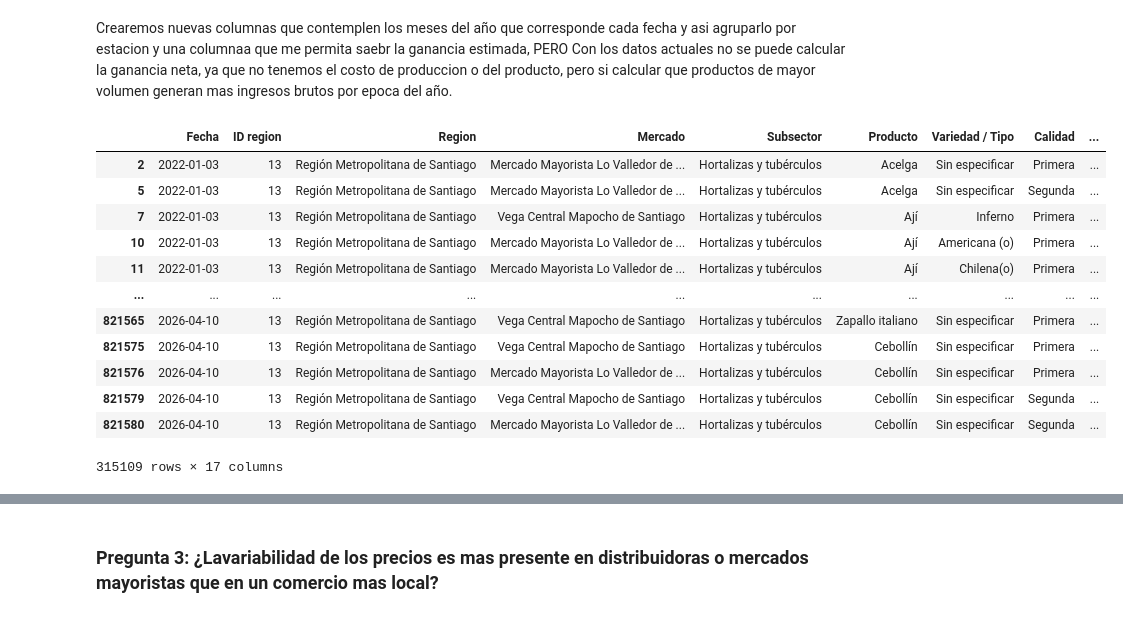
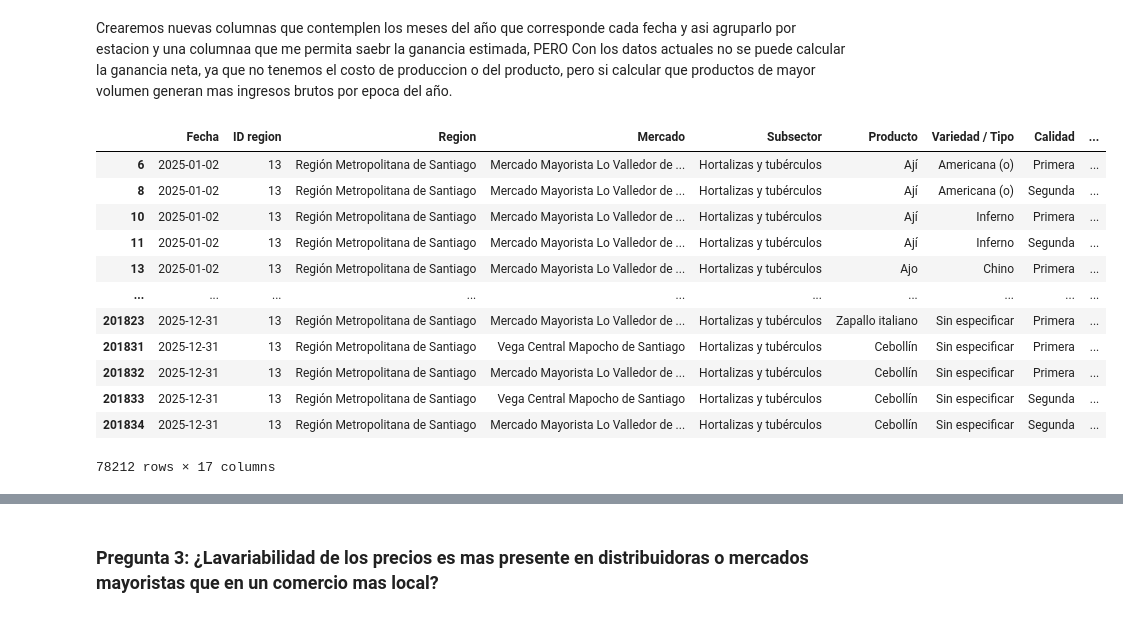
Before and after one commit to siwikiwi/Infovis, a Jupyter notebook: E1/region_metropolitana.ipynb, the cells around one changed output, grey strips where cells are left out. Saved outputs shown, nothing was run; the diff lists cells and outputs as text; code cells hidden in the pictures.

```diff
--- a/E1/region_metropolitana.ipynb
+++ b/E1/region_metropolitana.ipynb
@@ -19,10 +16,6 @@ fruta_2026 = pd.read_csv('precio_mayorista_fruta-hortaliza_2026.csv', decimal=',
 # %%
 fruta_data = pd.concat([
-    fruta_2022.dropna(how = 'all'),
-    fruta_2023.dropna(how = 'all'),
-    fruta_2024.dropna(how = 'all'),
     fruta_2025.dropna(how = 'all'),
-    fruta_2026.dropna(how = 'all'),
 ], ignore_index = True).loc[:, ['Fecha','ID region','Region','Mercado','Subsector',
                                 'Producto','Variedad / Tipo','Calidad','Unidad de comercializacion',
                                 'Origen','Volumen','Precio minimo','Precio maximo','Precio promedio']]
@@ -81,0 +75,4 @@ Length: 75, dtype: str
+# %%
+frutas_rm["Precio maximo"] = frutas_rm["Precio maximo"].astype(int)
+frutas_rm["Precio minimo"] = frutas_rm["Precio minimo"].astype(int)
+frutas_rm["Precio promedio"] = frutas_rm["Precio promedio"].astype(int)
@@ -101,42 +118,42 @@ Crearemos nuevas columnas que contemplen los meses del año que corresponde cada
 # %%
 
 # 1. Convertir la columna a formato fecha nativo (súper rápido si ya tiene formato Año-Mes-Día)
 frutas_rm['Fecha'] = pd.to_datetime(frutas_rm['Fecha'])
 
 # 2. Extraer el mes y el número matemático MMDD (Mes * 100 + Día) de forma vectorizada
 # Ej: 20 de marzo -> 320, 21 de junio -> 621, 21 de diciembre -> 1221
 frutas_rm['Month'] = frutas_rm['Fecha'].dt.month
 mmdd = frutas_rm['Fecha'].dt.month * 100 + frutas_rm['Fecha'].dt.day
 
 # 3. Definir las reglas lógicas para todas las filas al mismo tiempo
 condiciones = [
     (mmdd >= 1221) | (mmdd < 320),  # Verano: 21 Dic al 19 Mar
     (mmdd >= 320) & (mmdd < 621),   # Otoño: 20 Mar al 20 Jun
     (mmdd >= 621) & (mmdd <= 921),  # Invierno: 21 Jun al 21 Sep
     (mmdd >= 922) & (mmdd < 1221)   # Primavera: 22 Sep al 20 Dic
 ]
 
 opciones = ['Verano', 'Otoño', 'Invierno', 'Primavera']
 
 # 4. np.select evalúa las condiciones de golpe y asigna la estación en milisegundos
 frutas_rm['Season'] = np.select(condiciones, opciones, default='Fecha inválida')
 
 
 #Columna de ingreso bruto
-frutas_rm['Ingreso Bruto'] = frutas_rm['Volumen'] * (frutas_rm['Precio promedio'] / 10000)
+frutas_rm['Ingreso Bruto'] = frutas_rm['Volumen'] * (frutas_rm['Precio promedio'])
 
 frutas_rm
 # %% [output]
 |  | Fecha | ID region | Region | Mercado | Subsector | Producto | Variedad / Tipo | Calidad | ... |
-| 2 | 2022-01-03 | 13 | Región Metropolitana de Santiago | Mercado Mayorista Lo Valledor de ... | Hortalizas y tubérculos | Acelga | Sin especificar | Primera | ... |
-| 5 | 2022-01-03 | 13 | Región Metropolitana de Santiago | Mercado Mayorista Lo Valledor de ... | Hortalizas y tubérculos | Acelga | Sin especificar | Segunda | ... |
-| 7 | 2022-01-03 | 13 | Región Metropolitana de Santiago | Vega Central Mapocho de Santiago | Hortalizas y tubérculos | Ají | Inferno | Primera | ... |
-| 10 | 2022-01-03 | 13 | Región Metropolitana de Santiago | Mercado Mayorista Lo Valledor de ... | Hortalizas y tubérculos | Ají | Americana (o) | Primera | ... |
-| 11 | 2022-01-03 | 13 | Región Metropolitana de Santiago | Mercado Mayorista Lo Valledor de ... | Hortalizas y tubérculos | Ají | Chilena(o) | Primera | ... |
+| 6 | 2025-01-02 | 13 | Región Metropolitana de Santiago | Mercado Mayorista Lo Valledor de ... | Hortalizas y tubérculos | Ají | Americana (o) | Primera | ... |
+| 8 | 2025-01-02 | 13 | Región Metropolitana de Santiago | Mercado Mayorista Lo Valledor de ... | Hortalizas y tubérculos | Ají | Americana (o) | Segunda | ... |
+| 10 | 2025-01-02 | 13 | Región Metropolitana de Santiago | Mercado Mayorista Lo Valledor de ... | Hortalizas y tubérculos | Ají | Inferno | Primera | ... |
+| 11 | 2025-01-02 | 13 | Región Metropolitana de Santiago | Mercado Mayorista Lo Valledor de ... | Hortalizas y tubérculos | Ají | Inferno | Segunda | ... |
+| 13 | 2025-01-02 | 13 | Región Metropolitana de Santiago | Mercado Mayorista Lo Valledor de ... | Hortalizas y tubérculos | Ajo | Chino | Primera | ... |
 | ... | ... | ... | ... | ... | ... | ... | ... | ... | ... |
-| 821565 | 2026-04-10 | 13 | Región Metropolitana de Santiago | Vega Central Mapocho de Santiago | Hortalizas y tubérculos | Zapallo italiano | Sin especificar | Primera | ... |
-| 821575 | 2026-04-10 | 13 | Región Metropolitana de Santiago | Vega Central Mapocho de Santiago | Hortalizas y tubérculos | Cebollín | Sin especificar | Primera | ... |
-| 821576 | 2026-04-10 | 13 | Región Metropolitana de Santiago | Mercado Mayorista Lo Valledor de ... | Hortalizas y tubérculos | Cebollín | Sin especificar | Primera | ... |
-| 821579 | 2026-04-10 | 13 | Región Metropolitana de Santiago | Vega Central Mapocho de Santiago | Hortalizas y tubérculos | Cebollín | Sin especificar | Segunda | ... |
-| 821580 | 2026-04-10 | 13 | Región Metropolitana de Santiago | Mercado Mayorista Lo Valledor de ... | Hortalizas y tubérculos | Cebollín | Sin especificar | Segunda | ... |
+| 201823 | 2025-12-31 | 13 | Región Metropolitana de Santiago | Mercado Mayorista Lo Valledor de ... | Hortalizas y tubérculos | Zapallo italiano | Sin especificar | Primera | ... |
+| 201831 | 2025-12-31 | 13 | Región Metropolitana de Santiago | Vega Central Mapocho de Santiago | Hortalizas y tubérculos | Cebollín | Sin especificar | Primera | ... |
+| 201832 | 2025-12-31 | 13 | Región Metropolitana de Santiago | Mercado Mayorista Lo Valledor de ... | Hortalizas y tubérculos | Cebollín | Sin especificar | Primera | ... |
+| 201833 | 2025-12-31 | 13 | Región Metropolitana de Santiago | Vega Central Mapocho de Santiago | Hortalizas y tubérculos | Cebollín | Sin especificar | Segunda | ... |
+| 201834 | 2025-12-31 | 13 | Región Metropolitana de Santiago | Mercado Mayorista Lo Valledor de ... | Hortalizas y tubérculos | Cebollín | Sin especificar | Segunda | ... |
-315109 rows × 17 columns
+78212 rows × 17 columns
```
Also changed, not shown: parts of 15 cells of this notebook.
